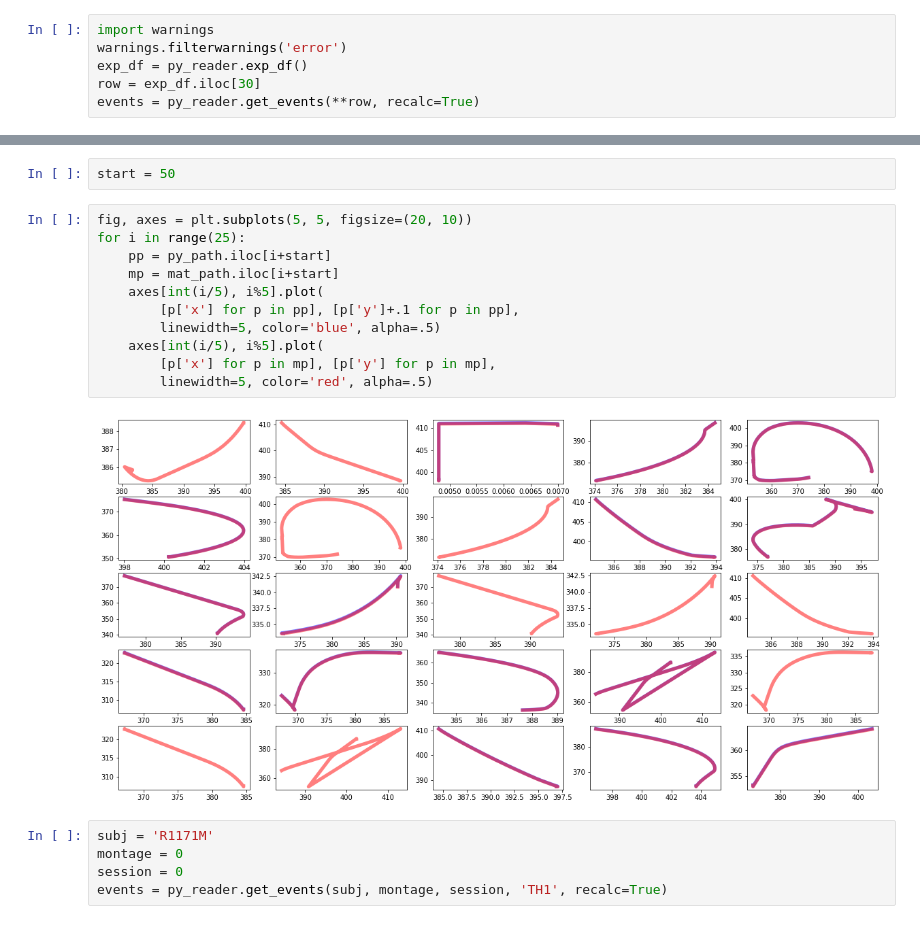
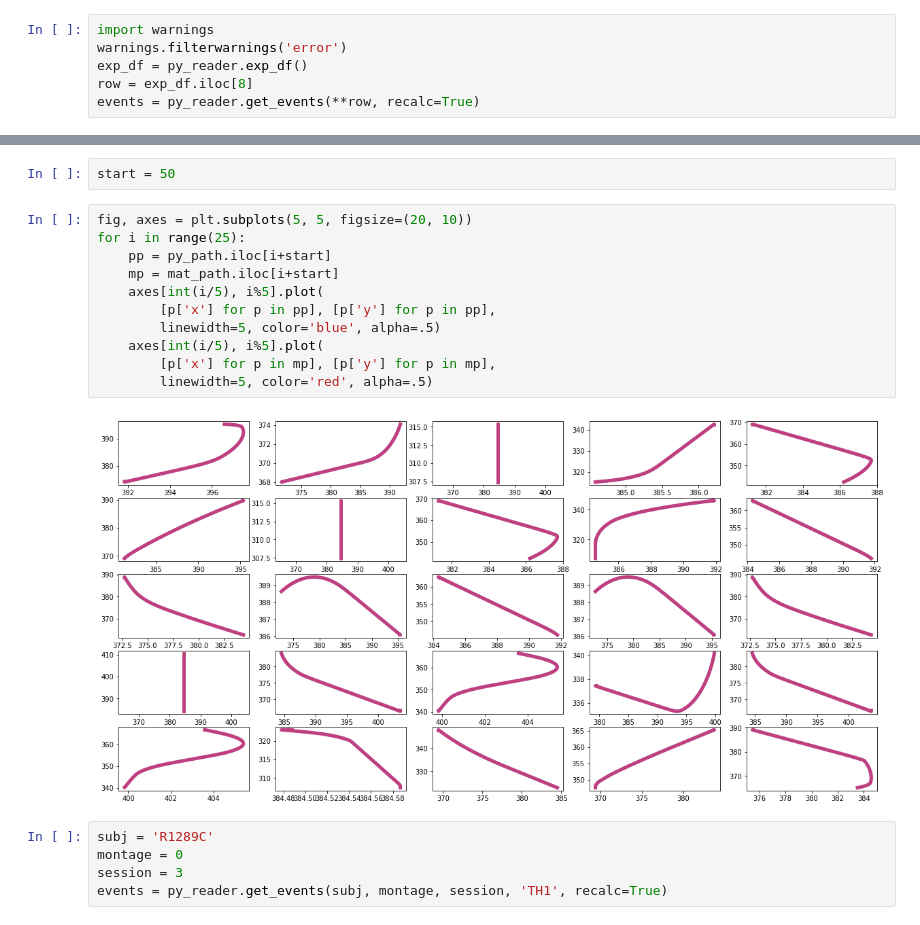
Before and after one commit to shaigoldman/TH_Event_Reader, a Jupyter notebook: EventsTester.ipynb, the cells around one changed output, grey strips where cells are left out. Drawn from its saved outputs; the diff is of its cells as text.

```diff
--- a/EventsTester.ipynb
+++ b/EventsTester.ipynb
@@ -9,7 +9,7 @@ pd.set_option('display.max_columns', None)
 import warnings
 warnings.filterwarnings('error')
 exp_df = py_reader.exp_df()
-row = exp_df.iloc[30]
+row = exp_df.iloc[8]
 events = py_reader.get_events(**row, recalc=True)
 # %%
 row.pop('session')
@@ -64,19 +50,19 @@ start = 50
 # %%
 fig, axes = plt.subplots(5, 5, figsize=(20, 10))
 for i in range(25):
     pp = py_path.iloc[i+start]
     mp = mat_path.iloc[i+start]
     axes[int(i/5), i%5].plot(
-        [p['x'] for p in pp], [p['y']+.1 for p in pp],
+        [p['x'] for p in pp], [p['y'] for p in pp],
         linewidth=5, color='blue', alpha=.5)
     axes[int(i/5), i%5].plot(
         [p['x'] for p in mp], [p['y'] for p in mp],
         linewidth=5, color='red', alpha=.5)
 # %% [output]
-[figure, old version]
+[figure, new version]
 # %%
-subj = 'R1171M'
+subj = 'R1289C'
 montage = 0
-session = 0
+session = 3
 events = py_reader.get_events(subj, montage, session, 'TH1', recalc=True)
 # %%
```
Also changed, not shown: parts of 4 cells of this notebook, 1 other file.
